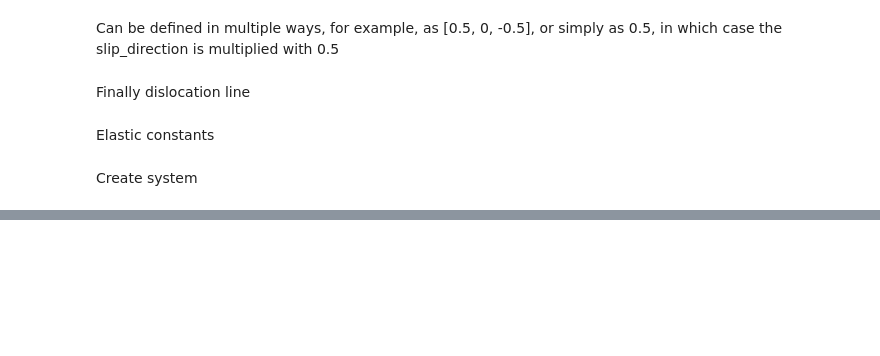
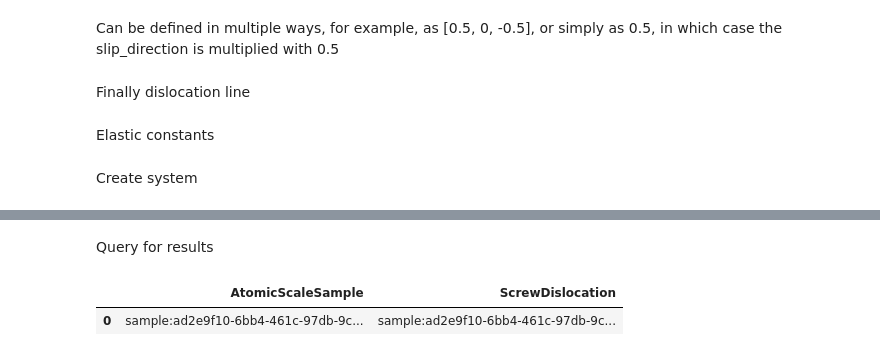
Before and after one commit to pyscal/atomRDF, a Jupyter notebook: examples/07_dislocation.ipynb, the cells around one changed output, grey strips where cells are left out. Saved outputs shown, nothing was run; the diff lists cells and outputs as text; code cells hidden in the pictures; blank space fills up the shorter version.

```diff
--- a/examples/07_dislocation.ipynb
+++ b/examples/07_dislocation.ipynb
@@ -48,3 +48,11 @@ sys.show.all()
 kg.visualise()
 # %% [output]
 [drawing not drawn]
+# %% [markdown]
+Query for results
+# %%
+res = kg.query_sample(kg.ontology.terms.ldo.ScrewDislocation)
+res
+# %% [output]
+|  | AtomicScaleSample | ScrewDislocation |
+| 0 | sample:ad2e9f10-6bb4-461c-97db-9c... | sample:ad2e9f10-6bb4-461c-97db-9c... |
```
Also changed, not shown: 1 other file.
